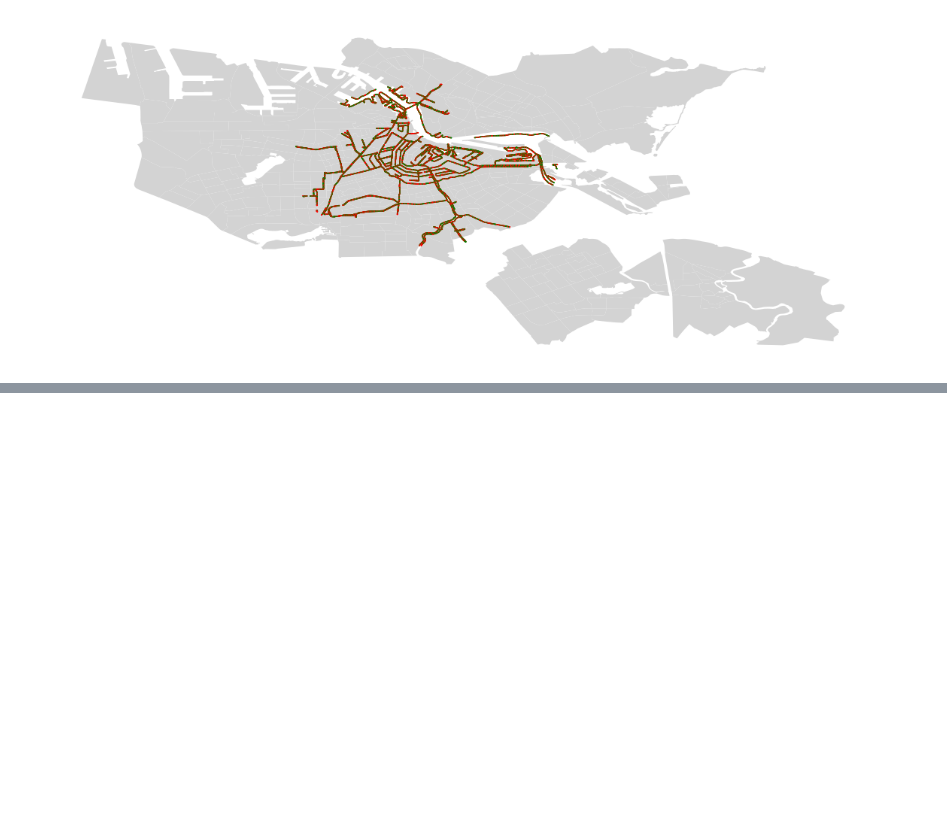
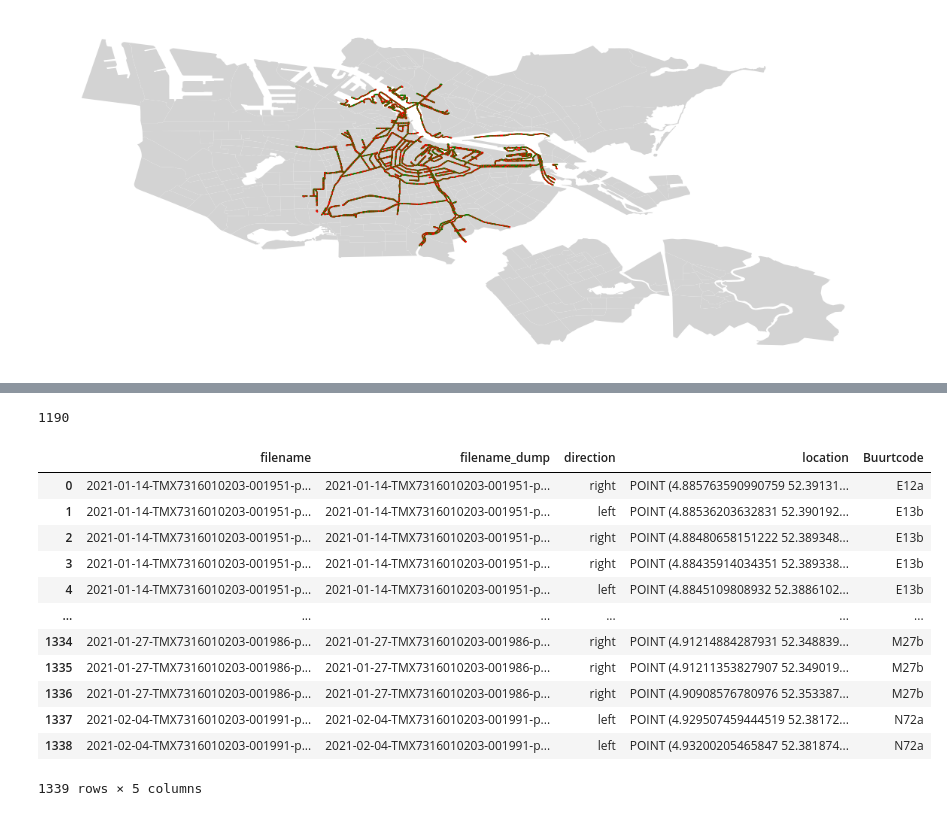
Before and after one commit to Amsterdam-Internships/Fence-Detection, a Jupyter notebook: notebooks/test-geopandas.ipynb, the cells around one changed output, grey strips where cells are left out. Drawn from its saved outputs; the diff is of its cells as text; code cells hidden in the pictures; blank space fills up the shorter version.

```diff
--- a/notebooks/test-geopandas.ipynb
+++ b/notebooks/test-geopandas.ipynb
@@ -38,0 +90,9 @@ plt.show()
+# %%
+from shapely.geometry import Point
+
+def f(x, y):
+    return Point(x, y)
+
+metadata['location'] = metadata.apply(lambda x: f(x.lng, x.lat), axis=1)
+metadata = metadata.drop(['lng', 'lat'], axis=1)
+metadata
@@ -38,0 +113,12 @@ plt.show()
+# %%
+metadata['Buurtcode'] = ''
+
+for i, polygon in enumerate(gdf['geometry']):
+    booleans = gdp.GeoSeries(metadata['location']).within(polygon)
+
+    if len(booleans.value_counts()) > 1:
+        buurtcode = gdf['Buurtcode'].iloc[i]
+        idxs = booleans.index[booleans == True].tolist()
+        metadata['Buurtcode'][idxs] = buurtcode
+# %% [output]
+1190
@@ -38,0 +131,16 @@ plt.show()
+# %%
+metadata
+# %% [output]
+|  | filename | filename_dump | direction | location | Buurtcode |
+| 0 | 2021-01-14-TMX7316010203-001951-p... | 2021-01-14-TMX7316010203-001951-p... | right | POINT (4.885763590990759 52.39131... | E12a |
+| 1 | 2021-01-14-TMX7316010203-001951-p... | 2021-01-14-TMX7316010203-001951-p... | left | POINT (4.88536203632831 52.390192... | E13b |
+| 2 | 2021-01-14-TMX7316010203-001951-p... | 2021-01-14-TMX7316010203-001951-p... | right | POINT (4.88480658151222 52.389348... | E13b |
+| 3 | 2021-01-14-TMX7316010203-001951-p... | 2021-01-14-TMX7316010203-001951-p... | right | POINT (4.88435914034351 52.389338... | E13b |
+| 4 | 2021-01-14-TMX7316010203-001951-p... | 2021-01-14-TMX7316010203-001951-p... | left | POINT (4.8845109808932 52.3886102... | E13b |
+| ... | ... | ... | ... | ... | ... |
+| 1334 | 2021-01-27-TMX7316010203-001986-p... | 2021-01-27-TMX7316010203-001986-p... | right | POINT (4.91214884287931 52.348839... | M27b |
+| 1335 | 2021-01-27-TMX7316010203-001986-p... | 2021-01-27-TMX7316010203-001986-p... | right | POINT (4.91211353827907 52.349019... | M27b |
+| 1336 | 2021-01-27-TMX7316010203-001986-p... | 2021-01-27-TMX7316010203-001986-p... | right | POINT (4.90908576780976 52.353387... | M27b |
+| 1337 | 2021-02-04-TMX7316010203-001991-p... | 2021-02-04-TMX7316010203-001991-p... | left | POINT (4.929507459444519 52.38172... | N72a |
+| 1338 | 2021-02-04-TMX7316010203-001991-p... | 2021-02-04-TMX7316010203-001991-p... | left | POINT (4.93200205465847 52.381874... | N72a |
+1339 rows × 5 columns
```
Also changed, not shown: parts of 16 cells of this notebook, 24 other files.
